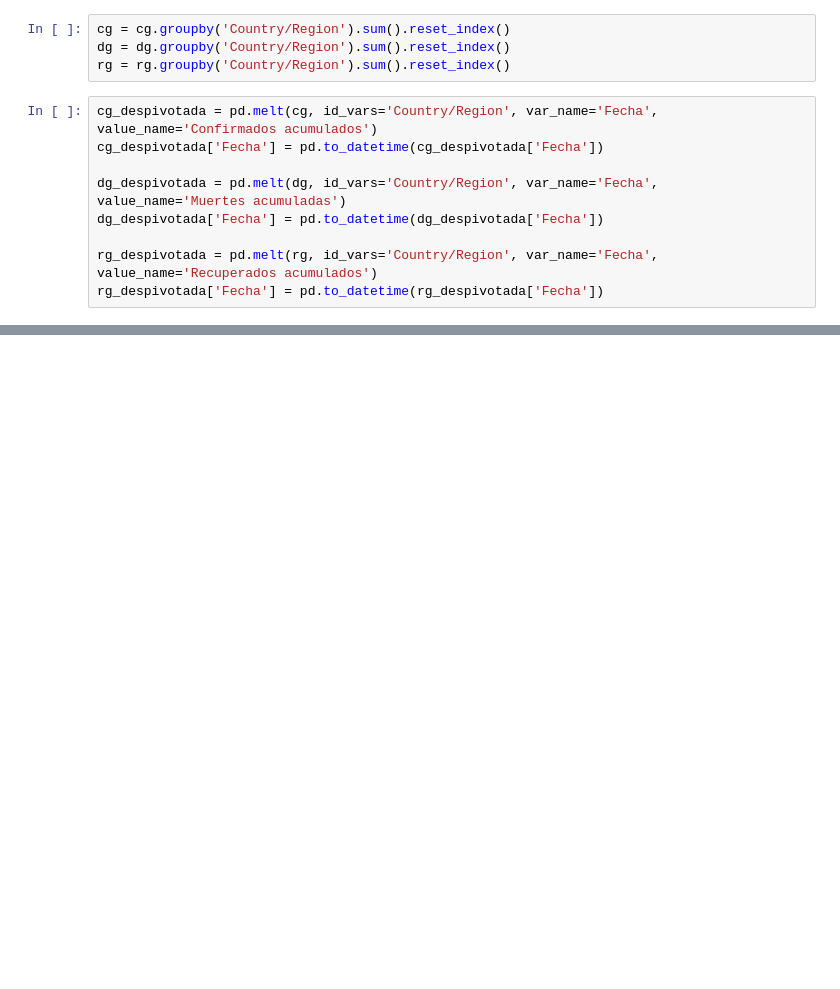
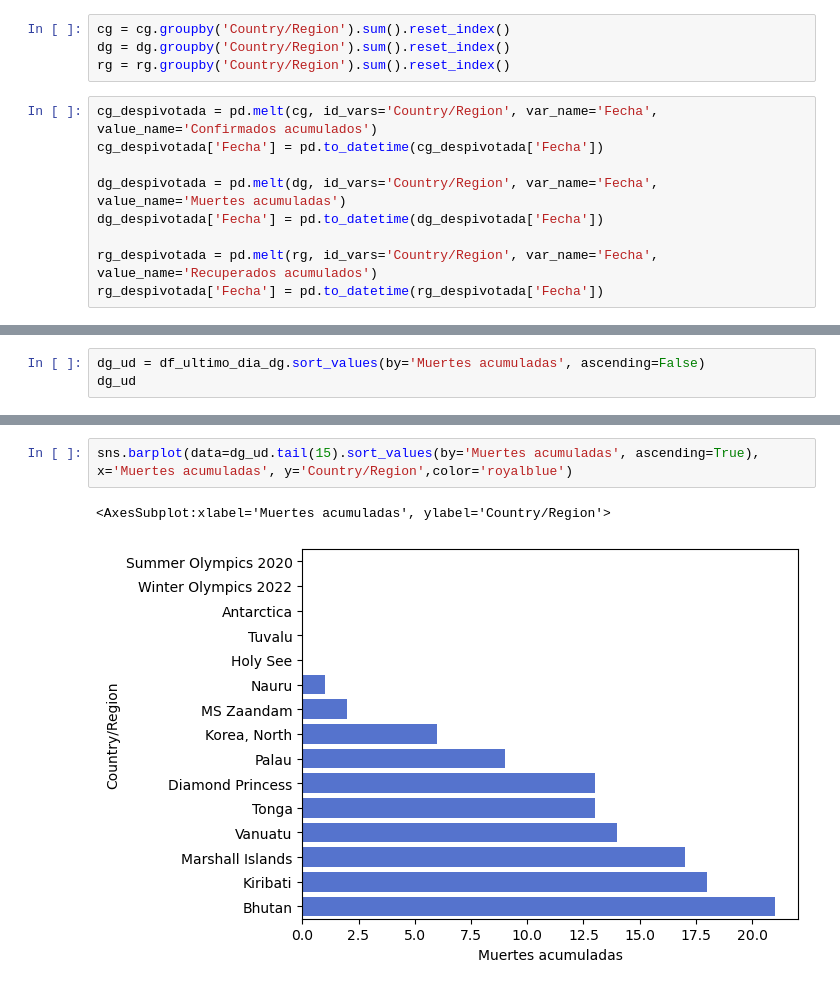
Before and after one commit to cpizarrov/proyecto_final, a Jupyter notebook: 02_Despivoteo_y_Unificacion.ipynb, the cells around one changed output, grey strips where cells are left out. Saved outputs shown, nothing was run; the diff lists cells and outputs as text; blank space fills up the shorter version.

```diff
--- a/02_Despivoteo_y_Unificacion.ipynb
+++ b/02_Despivoteo_y_Unificacion.ipynb
@@ -58,0 +226,3 @@ rg_despivotada['Fecha'] = pd.to_datetime(rg_despivotada['Fecha'])
+# %%
+dg_ud = df_ultimo_dia_dg.sort_values(by='Muertes acumuladas', ascending=False)
+dg_ud
@@ -58,0 +243,5 @@ rg_despivotada['Fecha'] = pd.to_datetime(rg_despivotada['Fecha'])
+# %%
+sns.barplot(data=dg_ud.tail(15).sort_values(by='Muertes acumuladas', ascending=True), x='Muertes acumuladas', y='Country/Region',color='royalblue')
+# %% [output]
+<AxesSubplot:xlabel='Muertes acumuladas', ylabel='Country/Region'>
+[figure, added]
```
Also changed, not shown: parts of 29 cells of this notebook.
